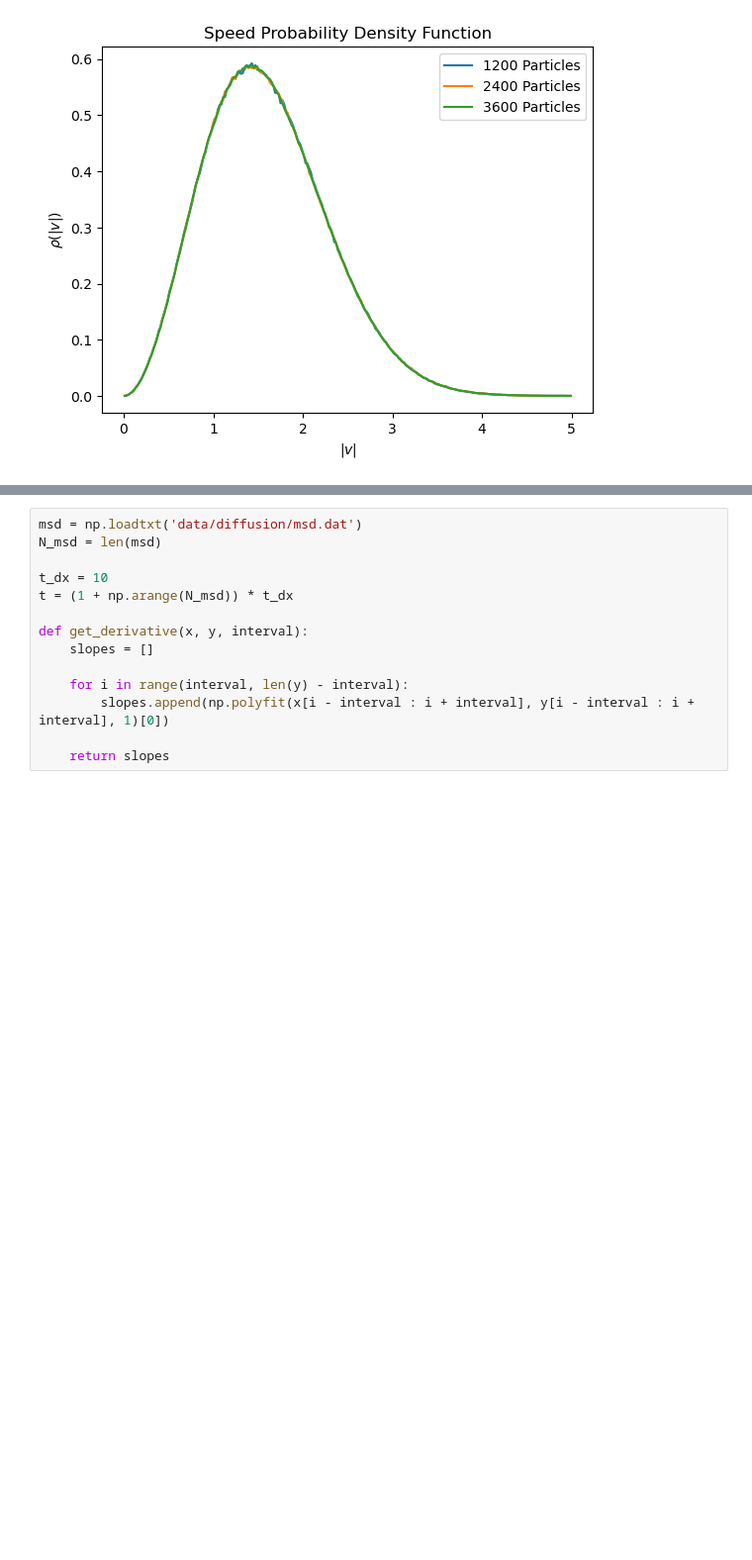
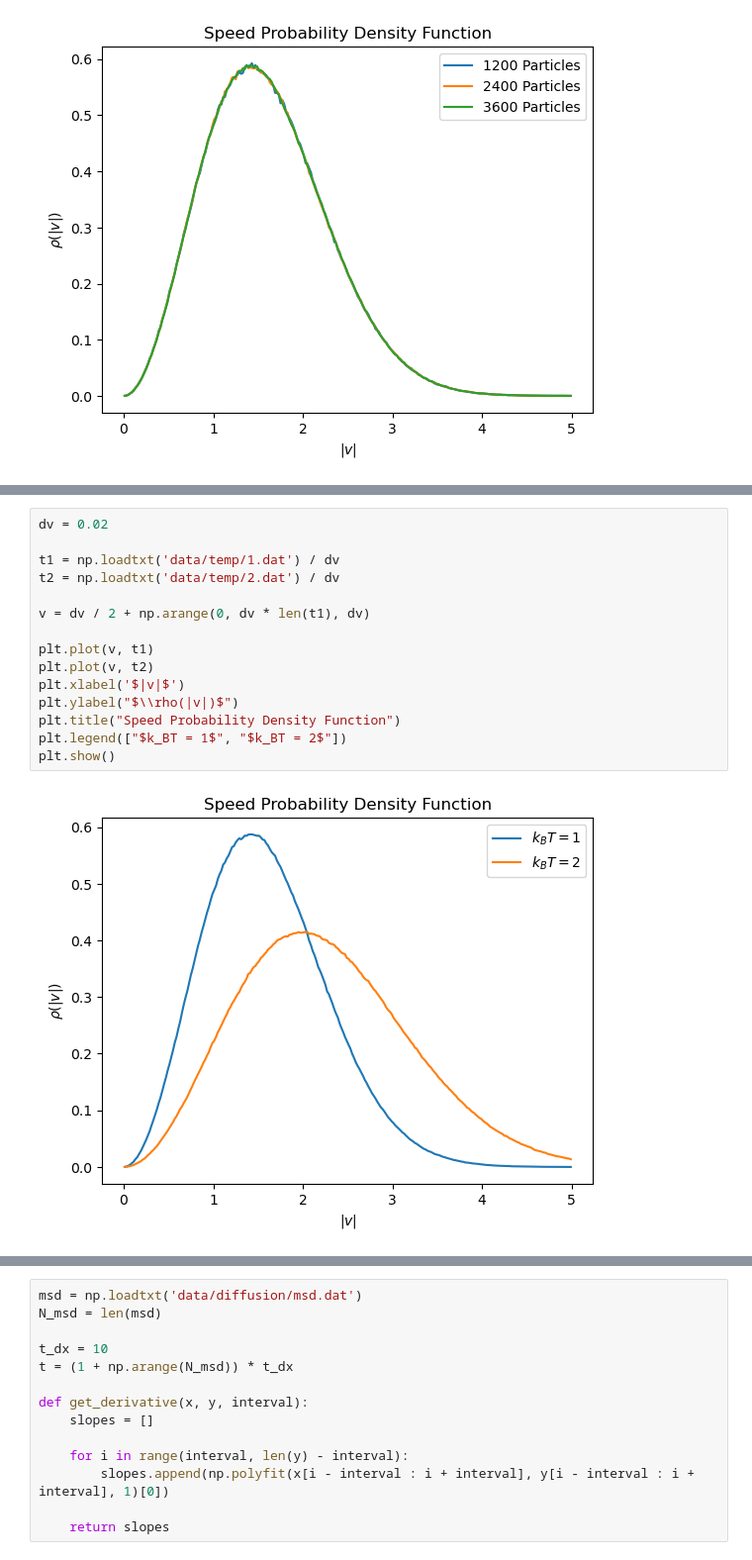
Before and after one commit to vigneshpai2003/Computational-Physics, a Jupyter notebook: Molecular_Dynamics/submission.ipynb, the cells around one changed output, grey strips where cells are left out. Shown: that part at 99% size. Cells and saved outputs as stored; diff of their text form; blank space fills up the shorter version.

Commit message:
temperature plots

```diff
--- a/Molecular_Dynamics/submission.ipynb
+++ b/Molecular_Dynamics/submission.ipynb
@@ -134,3 +134,20 @@ plt.legend(legend)
 plt.show()
 # %% [output]
 [figure]
+# %%
+dv = 0.02
+
+t1 = np.loadtxt('data/temp/1.dat') / dv
+t2 = np.loadtxt('data/temp/2.dat') / dv
+
+v = dv / 2 + np.arange(0, dv * len(t1), dv)
+
+plt.plot(v, t1)
+plt.plot(v, t2)
+plt.xlabel('$|v|$')
+plt.ylabel("$\\rho(|v|)$")
+plt.title("Speed Probability Density Function")
+plt.legend(["$k_BT = 1$", "$k_BT = 2$"])
+plt.show()
+# %% [output]
+[figure, added]
```
Also changed, not shown: parts of 3 cells of this notebook, 3 other files.
